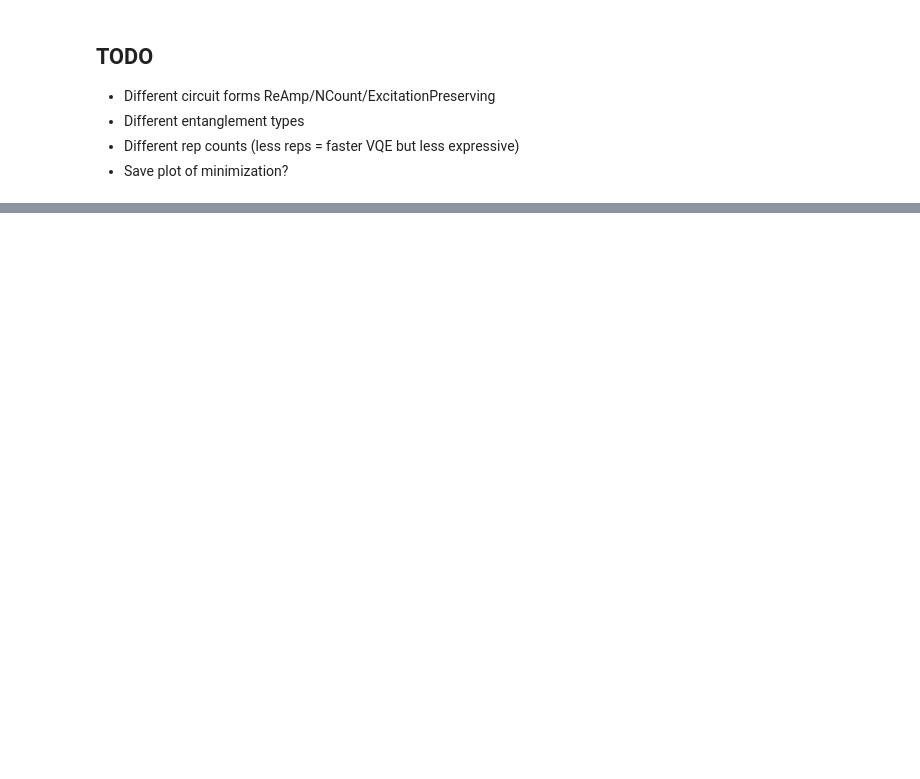
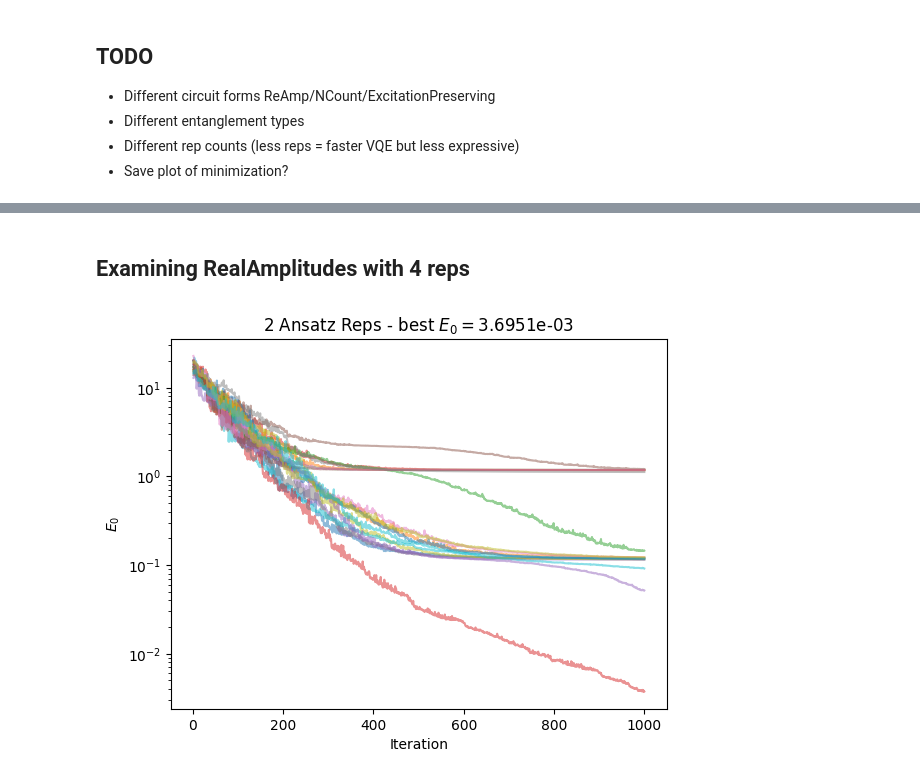
Before and after one commit to chrisculver/WessZumino, a Jupyter notebook: Production/2Site/linear_vqe.ipynb, the cells around one changed output, grey strips where cells are left out. Saved outputs shown, nothing was run; the diff lists cells and outputs as text; code cells hidden in the pictures; blank space fills up the shorter version.

```diff
--- a/Production/2Site/linear_vqe.ipynb
+++ b/Production/2Site/linear_vqe.ipynb
@@ -117,0 +192,2 @@ for entanglement in ['linear','reverse_linear','circular','sca']: #full and reve
+# %% [markdown]
+## Examining RealAmplitudes with 4 reps
@@ -117,0 +201,45 @@ for entanglement in ['linear','reverse_linear','circular','sca']: #full and reve
+# %%
+backend = BasicAer.get_backend("statevector_simulator")
+
+#results={}
+
+vqeRuns=20
+
+entanglement='circular'
+reps=2
+repsName='{} Reps'.format(reps)
+
+def store_intermediate_result(eval_count, parameters, mean, std):
+    counts.append(eval_count)
+    values.append(mean)
+    err.append(std)
+    params.append(parameters)
+
+ansatz = RealAmplitudes(nq, entanglement=entanglement, reps=reps)
+vqe = VQE(ansatz=ansatz, optimizer=COBYLA(), quantum_instance=backend, callback=store_intermediate_result)
+
+e0estimates[repsName]=[]
+iterCounts[repsName]={}
+iterValues[repsName]={}
+iterErrs[repsName]={}
+iterParams[repsName]={}
+
+for run in range(vqeRuns):
+    counts=[]
+    values=[]
+    err=[]
+    params=[]
+    e0estimates[repsName].append(vqe.compute_minimum_eigenvalue(op).eigenvalue.real)
+    iterCounts[repsName][run]=counts
+    iterValues[repsName][run]=values
+    iterErrs[repsName][run]=err
+    iterParams[repsName][run]=params
+# %%
+for run in range(len(e0estimates[repsName])):
+    plt.plot(iterCounts[repsName][run],iterValues[repsName][run], alpha=0.5)
+plt.xlabel('Iteration')
+plt.ylabel(r'$E_0$')
+plt.title(r'2 Ansatz Reps - best $E_0=${:.4e}'.format(np.array(e0estimates[repsName]).min()))
+plt.yscale('log')
+# %% [output]
+[figure, added]
```
Also changed, not shown: parts of 14 cells of this notebook, 1 other file.
